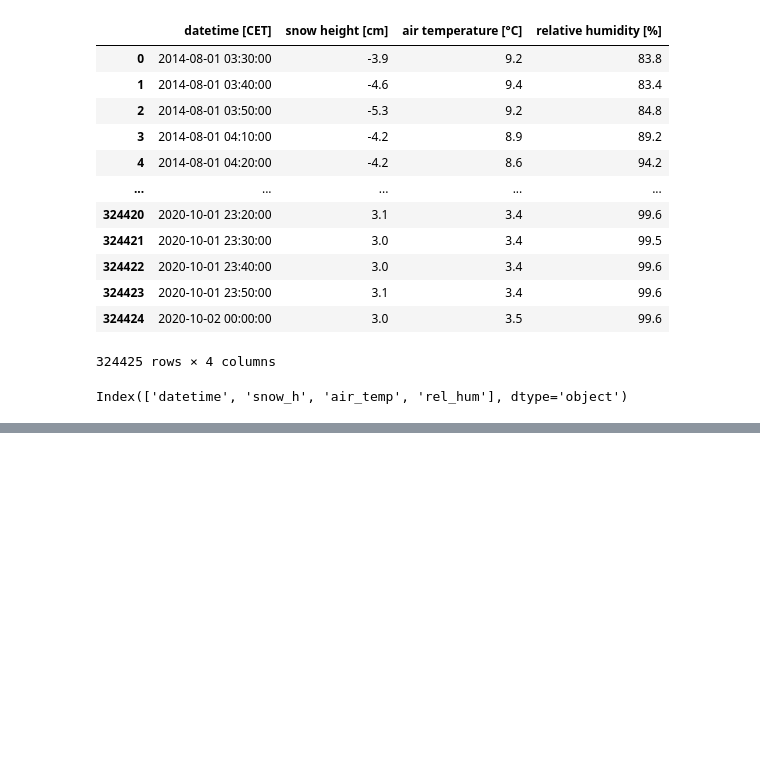
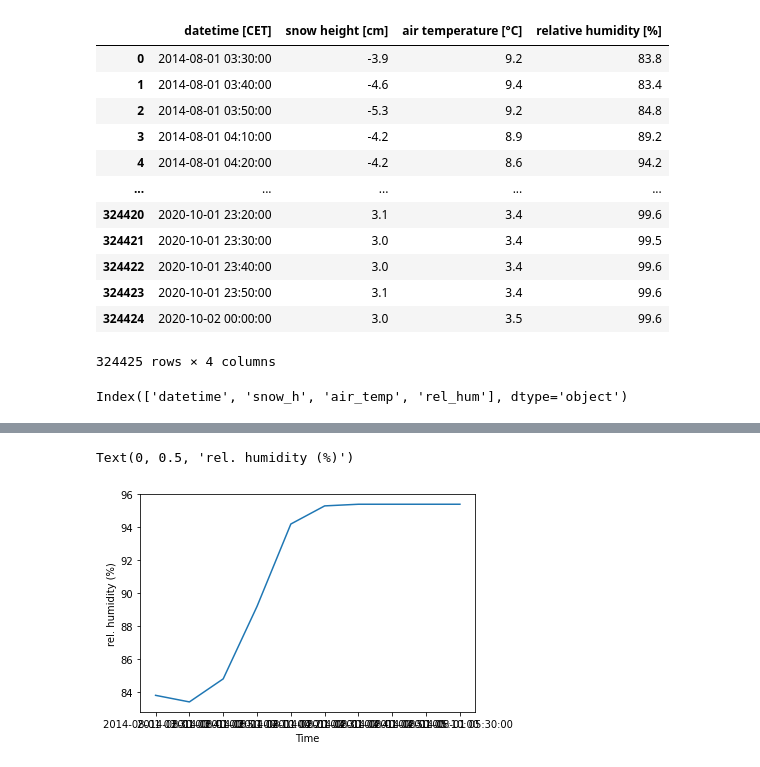
Before and after one commit to GiuliaBertolotti/Assignments_Giulia, a Jupyter notebook: Assignement_2_Giulia_Bertolotti.ipynb, the cells around one changed output, grey strips where cells are left out. Cells and saved outputs as stored; diff of their text form; code cells hidden in the pictures; blank space fills up the shorter version.

```diff
--- a/Assignement_2_Giulia_Bertolotti.ipynb
+++ b/Assignement_2_Giulia_Bertolotti.ipynb
@@ -5,7 +5,7 @@
 import pandas as pd # for loading and manipulating data
 import matplotlib.pyplot as plt # plotting library
 # %%
-#Load data https://raw.githubusercontent.com/ds4geo/ds4geo_ws2020/master/student_submitted_data/Rossalm_HS_LT_LF_Tim_Philipp.csv?token=ARIGOV46UTQTQS7NBMODYSS7RLFG2
-dat_Domefuji=pd.read_csv("https://raw.githubusercontent.com/ds4geo/ds4geo_ws2020/master/student_submitted_data/Rossalm_HS_LT_LF_Tim_Philipp.csv?token=ARIGOV46UTQTQS7NBMODYSS7RLFG2")
+#Load data
+dat_Rossalm=pd.read_csv("https://raw.githubusercontent.com/ds4geo/ds4geo/master/student_submitted_data/Rossalm_HS_LT_LF_Tim_Philipp.csv")
 # %%
 # Display an overview of the loaded data
@@ -26,7 +26,7 @@ dat_Domefuji
 324425 rows × 4 columns
 # %%
 # Rename columns
-dat_Domefuji.columns=["datetime","snow_h","air_temp","rel_hum"]
-print(dat_Domefuji.columns)
+dat_Rossalm.columns=["datetime","snow_h","air_temp","rel_hum"]
+print(dat_Rossalm.columns)
 # %% [output]
 Index(['datetime', 'snow_h', 'air_temp', 'rel_hum'], dtype='object')
@@ -40,3 +48,11 @@ plt.ylim(83.8,82.2)
+# %%
+# Plot the subset
+plt.plot(dat_Rossalm[0:10]["datetime"],dat_Rossalm[0:10]["rel_hum"])
+plt.xlabel("Time")
+plt.ylabel("rel. humidity (%)")
+# %% [output]
+Text(0, 0.5, 'rel. humidity (%)')
+[figure, added]
 # %%
 fig,ax=plt.subplots()
 ax2=ax.twinx()
```
Also changed, not shown: parts of 4 cells of this notebook.
